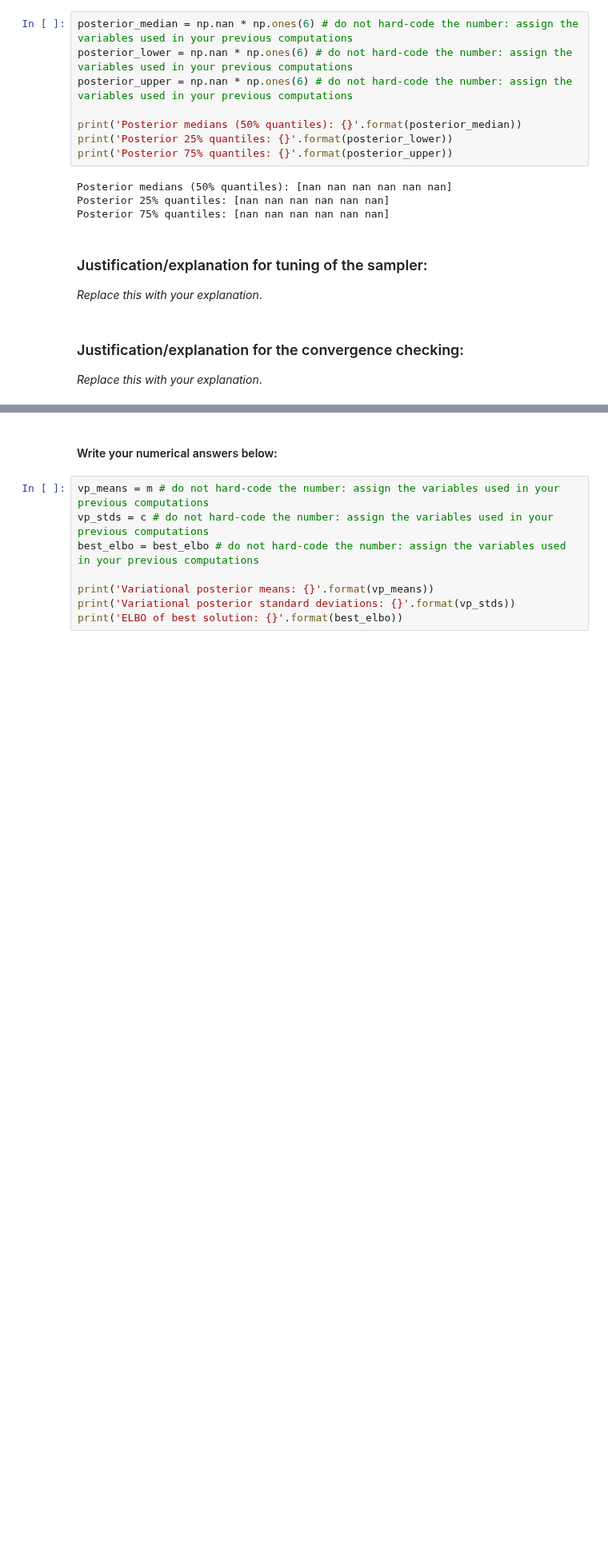
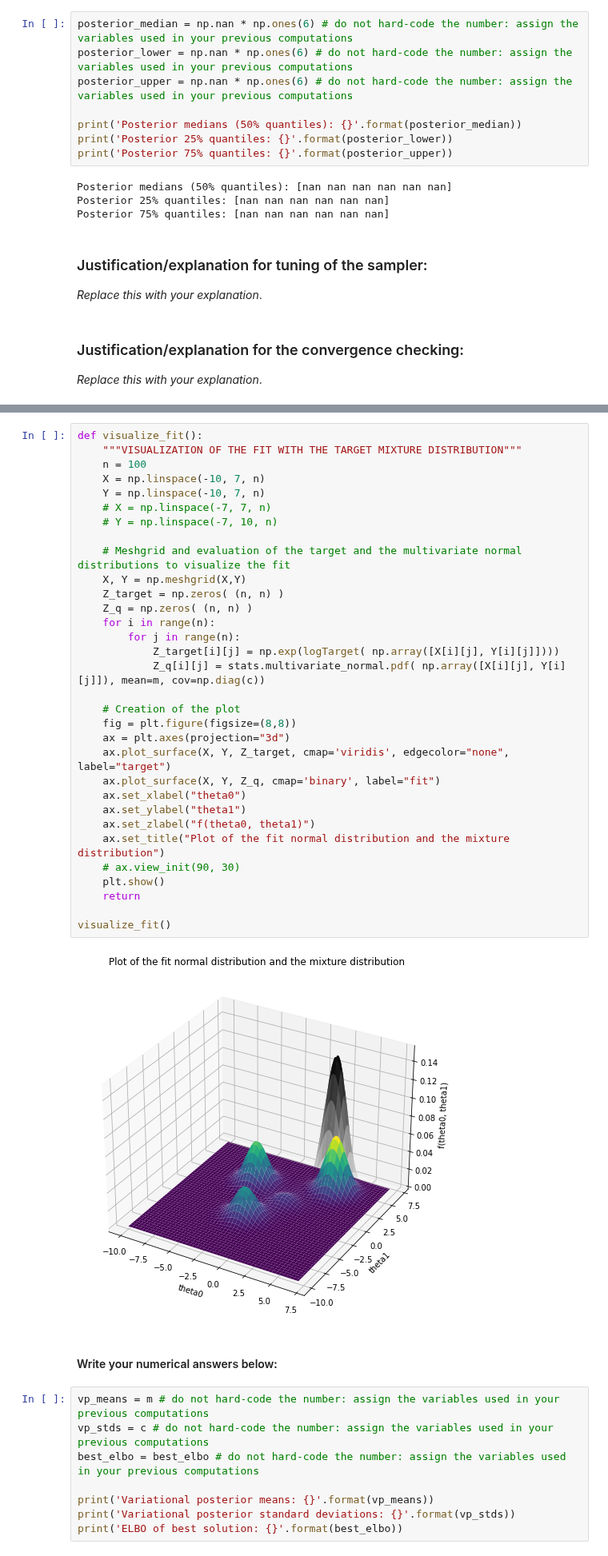
Before and after one commit to vyeoms/assignments, a Jupyter notebook: compstat/VictorYeom_Exam.ipynb, the cells around one changed output, grey strips where cells are left out. Shown at 80% size. Saved outputs shown, nothing was run; the diff lists cells and outputs as text; blank space fills up the shorter version.

```diff
--- a/compstat/VictorYeom_Exam.ipynb
+++ b/compstat/VictorYeom_Exam.ipynb
@@ -722,3 +725,37 @@ ROUGH VALUE FOR M AND C TO FINE TUNE LATER
+# %%
+def visualize_fit():
+    """VISUALIZATION OF THE FIT WITH THE TARGET MIXTURE DISTRIBUTION"""
+    n = 100
+    X = np.linspace(-10, 7, n)
+    Y = np.linspace(-10, 7, n)
+    # X = np.linspace(-7, 7, n)
+    # Y = np.linspace(-7, 10, n)
+
+    # Meshgrid and evaluation of the target and the multivariate normal distributions to visualize the fit
+    X, Y = np.meshgrid(X,Y)
+    Z_target = np.zeros( (n, n) )
+    Z_q = np.zeros( (n, n) )
+    for i in range(n):
+        for j in range(n):
+            Z_target[i][j] = np.exp(logTarget( np.array([X[i][j], Y[i][j]])))
+            Z_q[i][j] = stats.multivariate_normal.pdf( np.array([X[i][j], Y[i][j]]), mean=m, cov=np.diag(c))
+
+    # Creation of the plot
+    fig = plt.figure(figsize=(8,8))
+    ax = plt.axes(projection="3d")
+    ax.plot_surface(X, Y, Z_target, cmap='viridis', edgecolor="none", label="target")
+    ax.plot_surface(X, Y, Z_q, cmap='binary', label="fit")
+    ax.set_xlabel("theta0")
+    ax.set_ylabel("theta1")
+    ax.set_zlabel("f(theta0, theta1)")
+    ax.set_title("Plot of the fit normal distribution and the mixture distribution")
+    # ax.view_init(90, 30)
+    plt.show()
+    return
+
+visualize_fit()
+# %% [output]
+[figure, added]
 # %% [markdown]
 #### Write your numerical answers below:
 # %%
```
Also changed, not shown: parts of 6 cells of this notebook.
